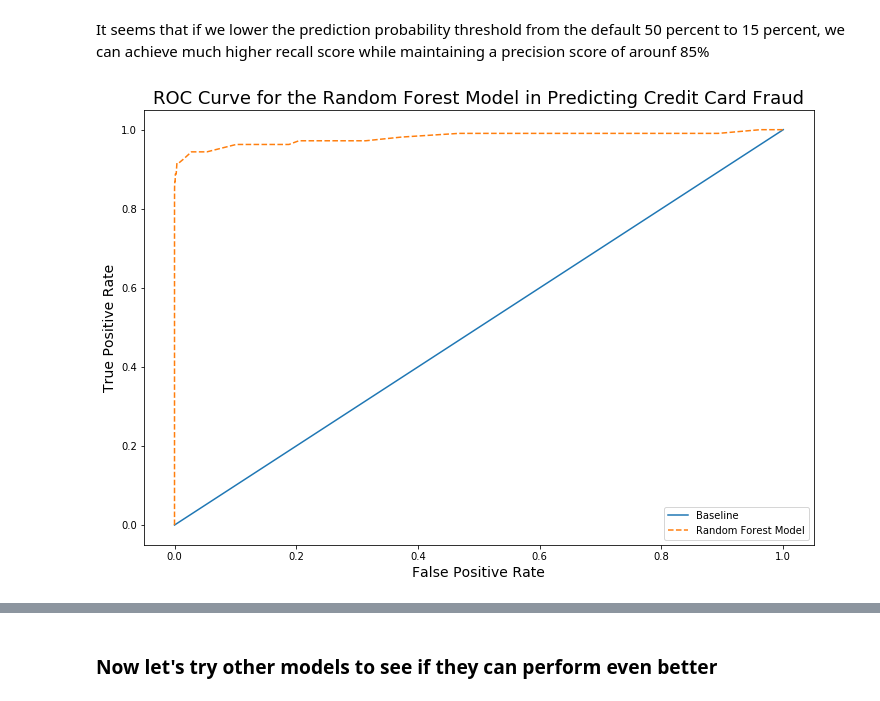
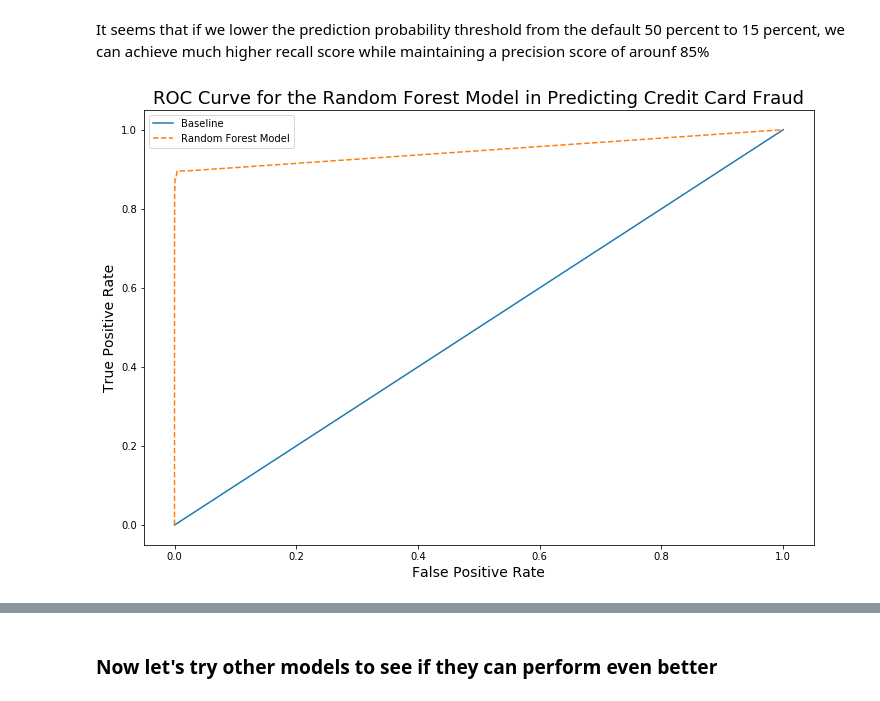
Before and after one commit to HaoxuanXu/credit_card_fraud_detection, a Jupyter notebook: Credit_Card_Fraud_Detection_Classical_Models.ipynb, the cells around one changed output, grey strips where cells are left out. Drawn from its saved outputs; the diff is of its cells as text; code cells hidden in the pictures.

```diff
--- a/Credit_Card_Fraud_Detection_Classical_Models.ipynb
+++ b/Credit_Card_Fraud_Detection_Classical_Models.ipynb
@@ -258,23 +262,28 @@ evaluate_score_distribution(y_pred_proba, y_test, "Random Forest", True, "Random
 # %% [markdown]
 It seems that if we lower the prediction probability threshold from the default 50 percent to 15 percent, we can achieve much higher recall score while maintaining a precision score of arounf 85%
 # %%
-y_score = rf.predict_proba(X_test_scaled)[:, 1]
+def create_roc_curve(model, X_test, y_test, model_name, save_fig = False, figname = None):
+    y_score = rf_weighted.predict_proba(X_test_scaled)[:, 1]
 
-bl_probs = [0 for a in range(len(y_test))]
+    bl_probs = [0 for a in range(len(y_test))]
 
-bl_fpr, bl_tpr, _ = roc_curve(y_test, bl_probs)
-rf_fpr, rf_tpr, _ = roc_curve(y_test, y_score)
+    bl_fpr, bl_tpr, _ = roc_curve(y_test, bl_probs)
+    rf_fpr, rf_tpr, _ = roc_curve(y_test, y_score)
 
-plt.subplots(figsize = (12, 8))
-plt.plot(bl_fpr, bl_tpr, label = "Baseline")
-plt.plot(rf_fpr, rf_tpr, linestyle="--", label = "Random Forest Model")
-plt.xlabel("False Positive Rate", size=14)
-plt.ylabel("True Positive Rate", size=14)
-plt.title("ROC Curve for the Random Forest Model in Predicting Credit Card Fraud", size = 18)
-plt.legend()
-plt.show()
+    plt.subplots(figsize = (12, 8))
+    plt.plot(bl_fpr, bl_tpr, label = "Baseline")
+    plt.plot(rf_fpr, rf_tpr, linestyle="--", label = model_name)
+    plt.xlabel("False Positive Rate", size=14)
+    plt.ylabel("True Positive Rate", size=14)
+    plt.title("ROC Curve for the {} in Predicting Credit Card Fraud".format(model_name), size = 18)
+    plt.legend()
+    if save_fig == True:
+        plt.savefig(figname)
+    plt.show()
-# %% [output]
-[figure, removed]
+# %%
+create_roc_curve(rf_weighted, X_test_scaled, y_test, "Random Forest Model")
+# %% [output]
+[figure, added]
 # %%
 # Let's first see the confusion matrix of the default model with 50 percent prediction threshold
 confusion_matrix(y_test, y_pred)
```
Also changed, not shown: parts of 16 cells of this notebook, 3 other files.
